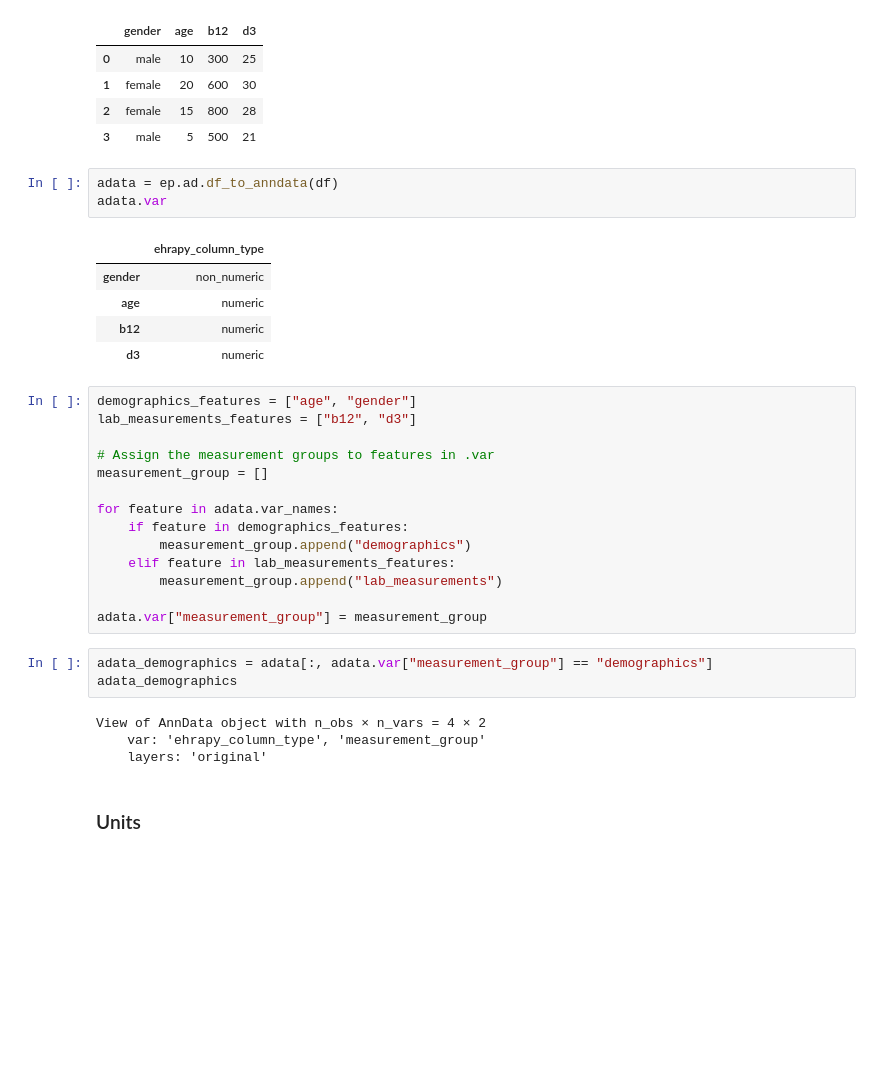
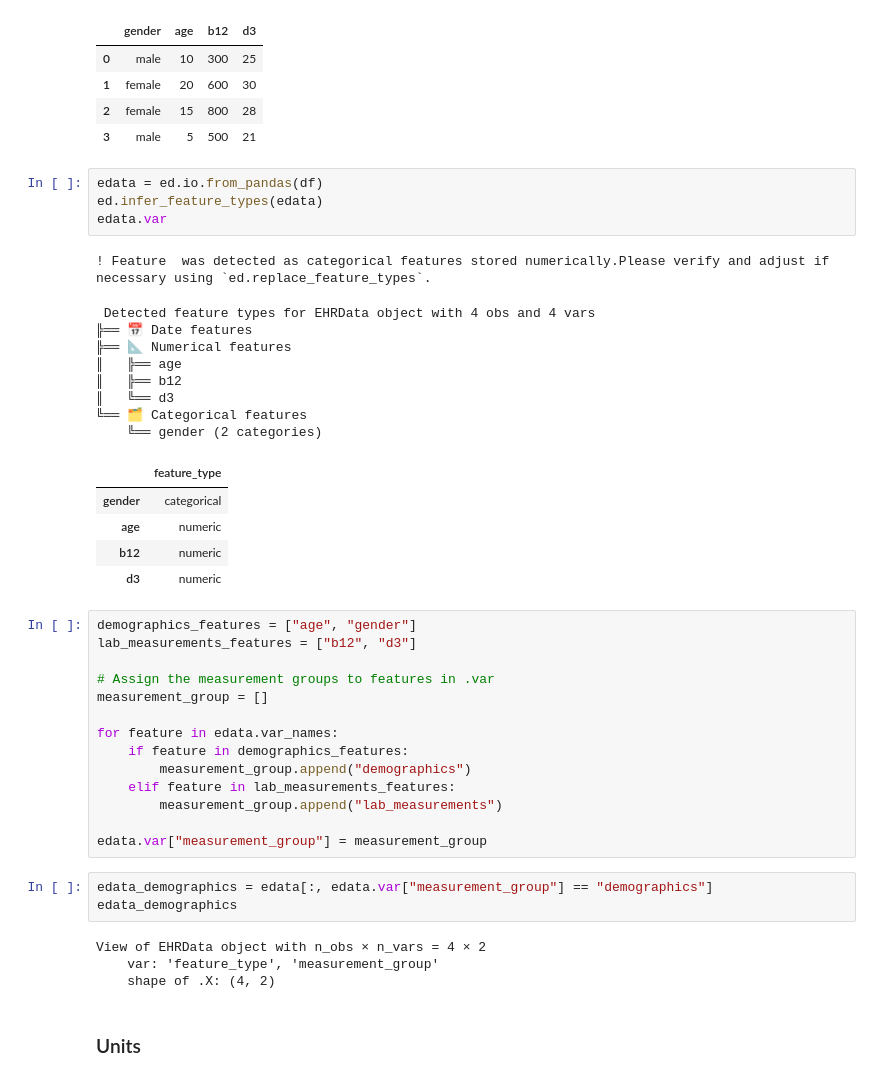
Before and after one commit to theislab/ehrapy-tutorials, a Jupyter notebook: ehrapy_introduction.ipynb, the cells around one changed output. Saved outputs shown, nothing was run; the diff lists cells and outputs as text; blank space fills up the shorter version.

```diff
--- a/ehrapy_introduction.ipynb
+++ b/ehrapy_introduction.ipynb
@@ -188,11 +207,21 @@ df
 | 2 | female | 15 | 800 | 28 |
 | 3 | male | 5 | 500 | 21 |
 # %%
-adata = ep.ad.df_to_anndata(df)
-adata.var
+edata = ed.io.from_pandas(df)
+ed.infer_feature_types(edata)
+edata.var
 # %% [output]
+! Feature  was detected as categorical features stored numerically.Please verify and adjust if necessary using `ed.replace_feature_types`.
+ Detected feature types for EHRData object with 4 obs and 4 vars
+╠══ 📅 Date features
+╠══ 📐 Numerical features
+║   ╠══ age
+║   ╠══ b12
+║   ╚══ d3
+╚══ 🗂️ Categorical features
+    ╚══ gender (2 categories)
-|  | ehrapy_column_type |
-| gender | non_numeric |
+|  | feature_type |
+| gender | categorical |
 | age | numeric |
 | b12 | numeric |
 | d3 | numeric |
@@ -203,20 +232,20 @@ lab_measurements_features = ["b12", "d3"]
 # Assign the measurement groups to features in .var
 measurement_group = []
 
-for feature in adata.var_names:
+for feature in edata.var_names:
     if feature in demographics_features:
         measurement_group.append("demographics")
     elif feature in lab_measurements_features:
         measurement_group.append("lab_measurements")
 
-adata.var["measurement_group"] = measurement_group
+edata.var["measurement_group"] = measurement_group
 # %%
-adata_demographics = adata[:, adata.var["measurement_group"] == "demographics"]
-adata_demographics
+edata_demographics = edata[:, edata.var["measurement_group"] == "demographics"]
+edata_demographics
 # %% [output]
-View of AnnData object with n_obs × n_vars = 4 × 2
-    var: 'ehrapy_column_type', 'measurement_group'
-    layers: 'original'
+View of EHRData object with n_obs × n_vars = 4 × 2
+    var: 'feature_type', 'measurement_group'
+    shape of .X: (4, 2)
 # %% [markdown]
 ### Units
 # %% [markdown]
```
Also changed, not shown: parts of 23 cells of this notebook, 9 other files.
